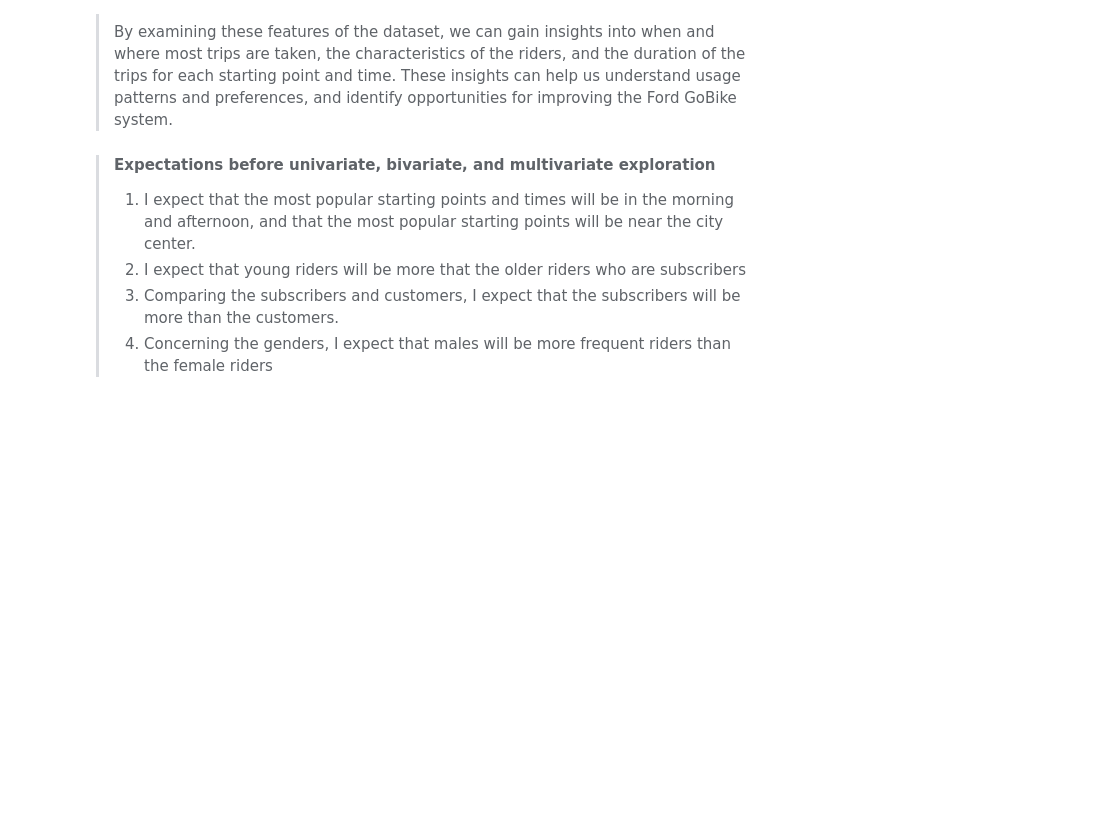
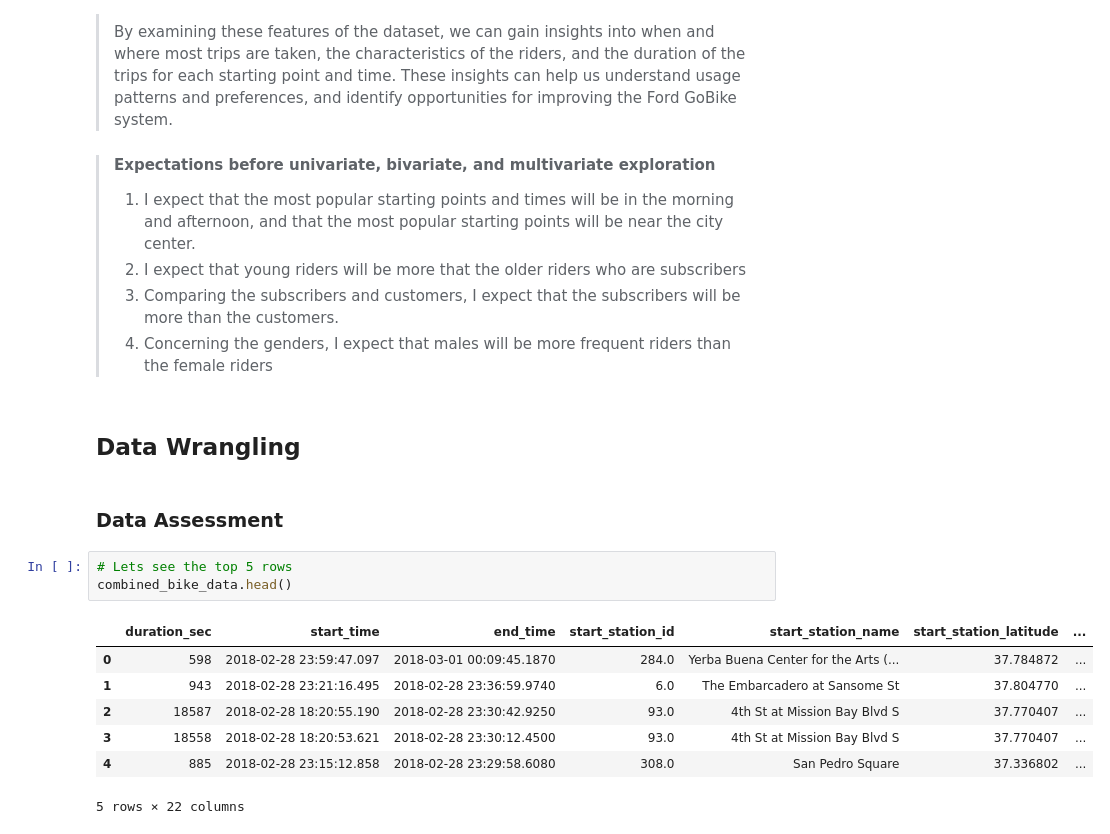
Before and after one commit to kisyular/data-visualization-project, a Jupyter notebook: Part_I_exploration.ipynb, the cells around one changed output. Saved outputs shown, nothing was run; the diff lists cells and outputs as text; blank space fills up the shorter version.

Commit message:
FEAT: DATA  WRANGLING, ASSESSMENT

```diff
--- a/Part_I_exploration.ipynb
+++ b/Part_I_exploration.ipynb
@@ -373,3 +373,18 @@ combined_bike_data.describe()
 > 2. I expect that young riders will be more that the older riders who are subscribers
 > 3. Comparing the subscribers and customers, I expect that the subscribers will be more than the customers.
 > 4. Concerning the genders, I expect that males will be more frequent riders than the female riders
+# %% [markdown]
+## Data Wrangling
+# %% [markdown]
+### Data Assessment
+# %%
+# Lets see the top 5 rows
+combined_bike_data.head()
+# %% [output]
+|  | duration_sec | start_time | end_time | start_station_id | start_station_name | start_station_latitude | ... |
+| 0 | 598 | 2018-02-28 23:59:47.097 | 2018-03-01 00:09:45.1870 | 284.0 | Yerba Buena Center for the Arts (... | 37.784872 | ... |
+| 1 | 943 | 2018-02-28 23:21:16.495 | 2018-02-28 23:36:59.9740 | 6.0 | The Embarcadero at Sansome St | 37.804770 | ... |
+| 2 | 18587 | 2018-02-28 18:20:55.190 | 2018-02-28 23:30:42.9250 | 93.0 | 4th St at Mission Bay Blvd S | 37.770407 | ... |
+| 3 | 18558 | 2018-02-28 18:20:53.621 | 2018-02-28 23:30:12.4500 | 93.0 | 4th St at Mission Bay Blvd S | 37.770407 | ... |
+| 4 | 885 | 2018-02-28 23:15:12.858 | 2018-02-28 23:29:58.6080 | 308.0 | San Pedro Square | 37.336802 | ... |
+5 rows × 22 columns
```
Also changed, not shown: parts of 6 cells of this notebook.
